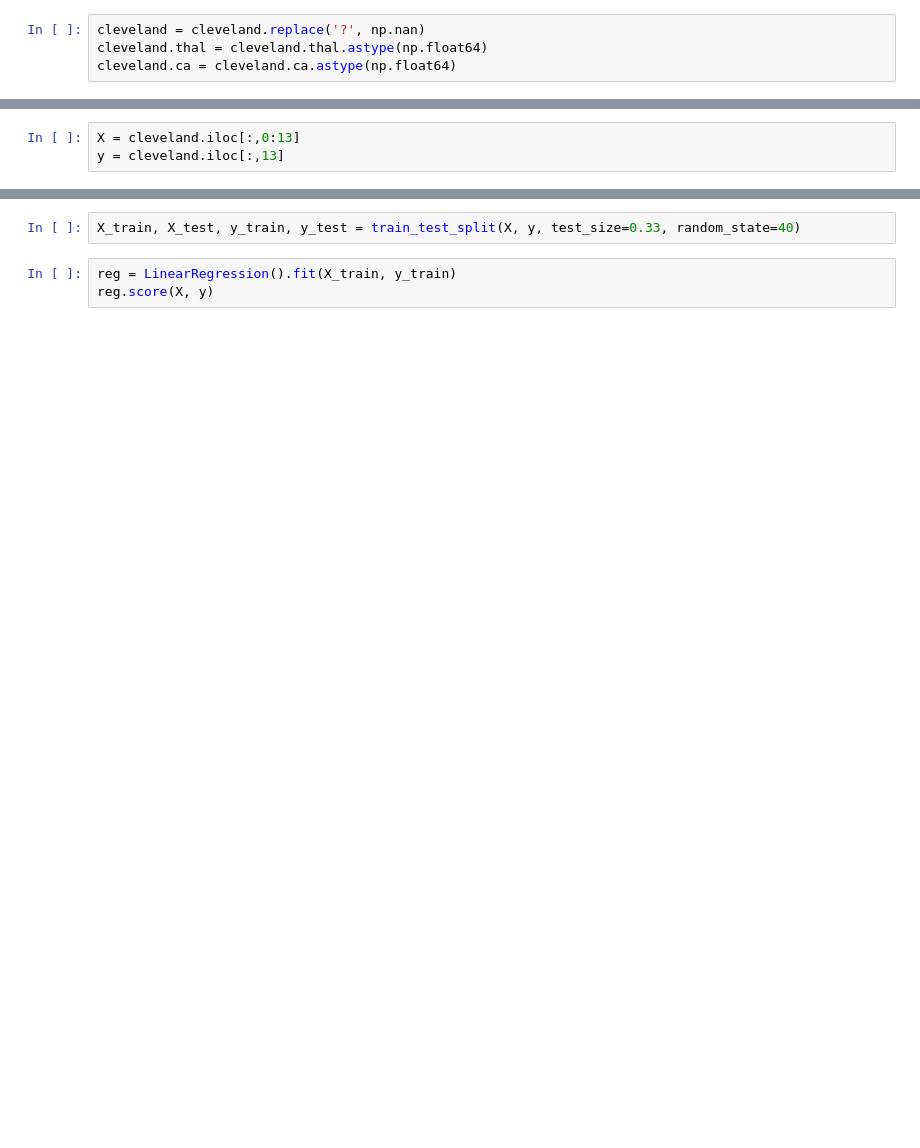
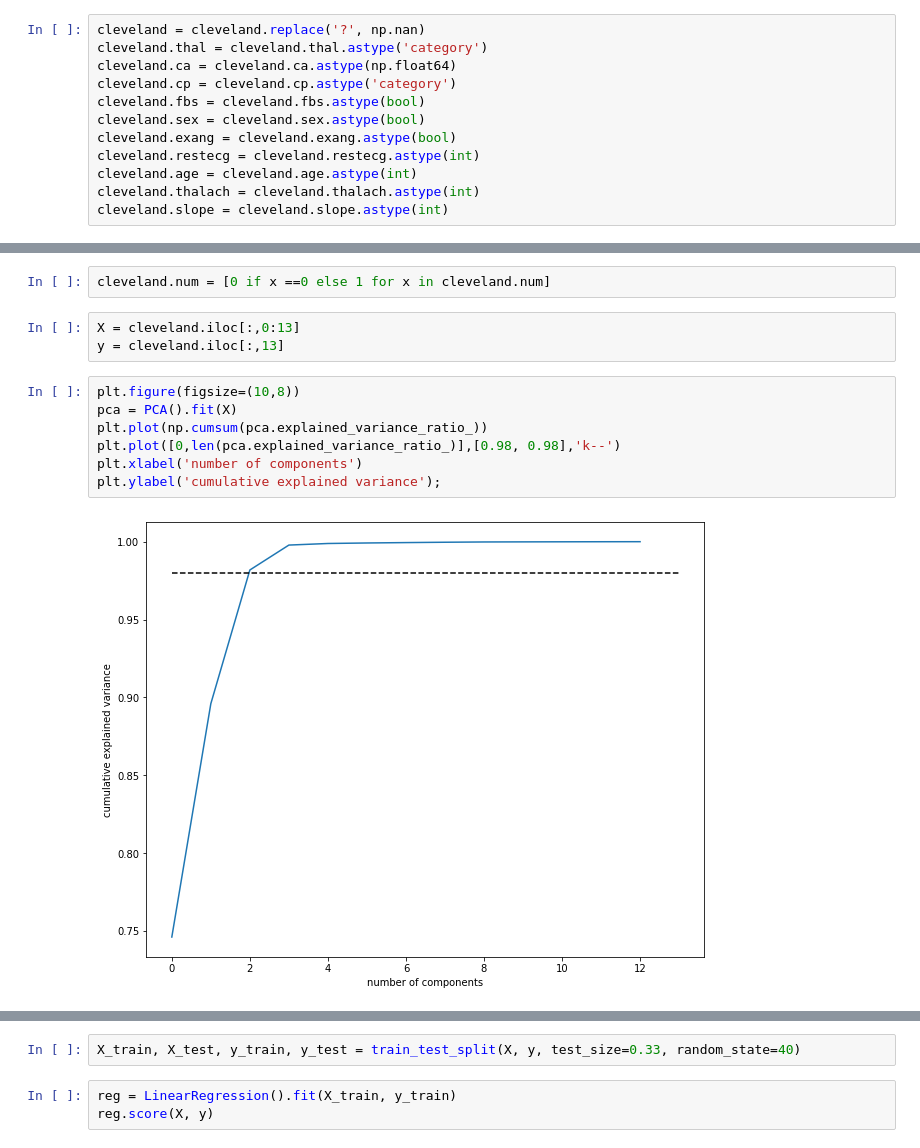
Before and after one commit to WizenPainter/DTU-02450, a Jupyter notebook: project/project.ipynb, the cells around one changed output, grey strips where cells are left out. Drawn from its saved outputs; the diff is of its cells as text; blank space fills up the shorter version.

```diff
--- a/project/project.ipynb
+++ b/project/project.ipynb
@@ -25,7 +25,15 @@ cleveland.shape
 (303, 14)
 # %% [markdown]
 We find that the columns **thal** and **ca** both have the datatype object as they posses the **?** character amongs their values, so we have to replace this with a nan value and then delete the columns, as we find there are only 6 columns. We cannot change the values as this may affect the model later on even if it's just a few samples.
-# %%
-cleveland = cleveland.replace('?', np.nan)
-cleveland.thal = cleveland.thal.astype(np.float64)
-cleveland.ca = cleveland.ca.astype(np.float64)
+# %%
+cleveland = cleveland.replace('?', np.nan)
+cleveland.thal = cleveland.thal.astype('category')
+cleveland.ca = cleveland.ca.astype(np.float64)
+cleveland.cp = cleveland.cp.astype('category')
+cleveland.fbs = cleveland.fbs.astype(bool)
+cleveland.sex = cleveland.sex.astype(bool)
+cleveland.exang = cleveland.exang.astype(bool)
+cleveland.restecg = cleveland.restecg.astype(int)
+cleveland.age = cleveland.age.astype(int)
+cleveland.thalach = cleveland.thalach.astype(int)
+cleveland.slope = cleveland.slope.astype(int)
@@ -102,3 +154,14 @@ from sklearn.metrics import mean_absolute_error, mean_squared_error
+# %%
+cleveland.num = [0 if x ==0 else 1 for x in cleveland.num]
 # %%
 X = cleveland.iloc[:,0:13]
 y = cleveland.iloc[:,13]
+# %%
+plt.figure(figsize=(10,8))
+pca = PCA().fit(X)
+plt.plot(np.cumsum(pca.explained_variance_ratio_))
+plt.plot([0,len(pca.explained_variance_ratio_)],[0.98, 0.98],'k--')
+plt.xlabel('number of components')
+plt.ylabel('cumulative explained variance');
+# %% [output]
+[figure, added]
```
Also changed, not shown: parts of 12 cells of this notebook, 1 other file.
